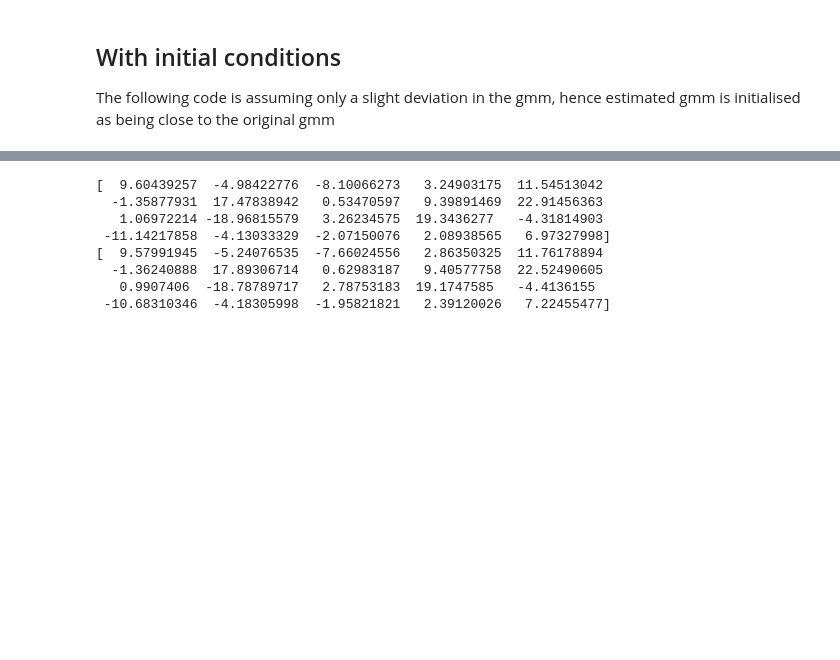
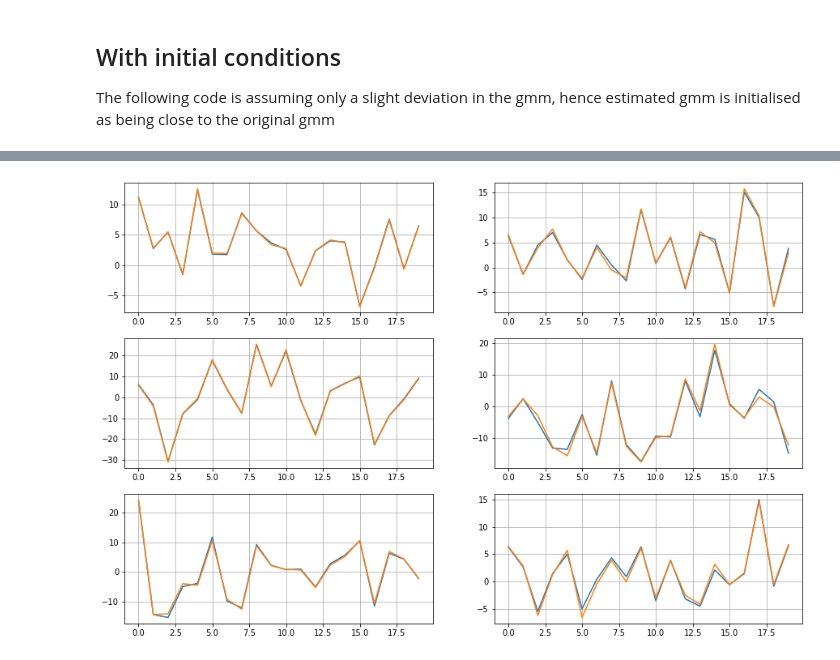
Before and after one commit to sumeetkrm/anomaly-detection, a Jupyter notebook: gmm_recon.ipynb, the cells around one changed output, grey strips where cells are left out. Cells and saved outputs as stored; diff of their text form; code cells hidden in the pictures; blank space fills up the shorter version.

```diff
--- a/gmm_recon.ipynb
+++ b/gmm_recon.ipynb
@@ -156,7 +172,7 @@ def get_x_reconstruction(measurement_matrix, noise_covariance_matrix, x_covarian
     x_reconstruction = x_mean + (x_covariance_matrix @ measurement_matrix.T @ C_z @ (compressed_measurement - measurement_matrix @ x_mean))
     return x_reconstruction
 # %%
-def get_new_means(compressed_measurements, y_gmms, sample_measurement_matrix, estimated_gmm, measurement_matrices, noise_covariance_matrix):
+def get_new_means(compressed_measurements, y_gmms, sample_measurement_matrix, estimated_gmm, measurement_matrices, noise_covariance_matrix, n_samples):
     new_means = []
     for k in range(n_components):
         ssum = 0
@@ -217,16 +233,16 @@ def decode(model, A, y, noise_covariance_matrix):
 # %%
 # min MSE scheme
 reconstructed_samples = []
-y_gmms = form_y_gmms(my_test_gmm, measurement_matrices, noise_covariance_matrix)
+y_gmms = form_y_gmms(estimated_gmm, measurement_matrices, noise_covariance_matrix)
 
 for i in range(n_samples):
     y_gmm = y_gmms[sample_measurement_matrix[i]]
-    reconstructed_sample = np.zeros(my_test_gmm.means_[0].shape)
+    reconstructed_sample = np.zeros(estimated_gmm.means_[0].shape)
     psum = 0
     for j in range(n_components):
         p_ik = y_gmm.weights_[j] * multivariate_normal.pdf(compressed_measurements[i], mean=y_gmm.means_[j], cov=y_gmm.covariances_[j]) / np.exp(y_gmm.score(compressed_measurements[i].reshape(1, -1)))
         psum += p_ik
-        n_ik = get_x_reconstruction(measurement_matrices[sample_measurement_matrix[i]], noise_covariance_matrix, my_test_gmm.covariances_[j], my_test_gmm.means_[j], compressed_measurements[i])
+        n_ik = get_x_reconstruction(measurement_matrices[sample_measurement_matrix[i]], noise_covariance_matrix, estimated_gmm.covariances_[j], estimated_gmm.means_[j], compressed_measurements[i])
         reconstructed_sample += p_ik * n_ik
     assert abs(psum - 1) < 1e-3
     reconstructed_samples.append(reconstructed_sample)
@@ -238,7 +254,7 @@ print(f"Min MSE RMSE: {test_rmse}")
 # max-max scheme
 mm_recon = []
 for i in range(n_samples):
-    mm_recon.append(decode(my_test_gmm, measurement_matrices[sample_measurement_matrix[i]], compressed_measurements[i], noise_covariance_matrix))
+    mm_recon.append(decode(estimated_gmm, measurement_matrices[sample_measurement_matrix[i]], compressed_measurements[i], noise_covariance_matrix))
 mm_recon = np.array(mm_recon)
 mm_rmse = np.sqrt(np.mean(np.sum((mm_recon - samples[0]) ** 2, axis=1)))
 print(f"MM RMSE: {mm_rmse}")
@@ -379,12 +296,27 @@ def shift_gmm(estimated_gmm, original_gmm, fc):
 # %%
 # initialise estimate of the original gmm
 # assumption is that we know the number of components required to model the original gmm
-estimated_gmm = make_gmm(n_components, n_features, random_state=7)
-estimated_gmm = shift_gmm(estimated_gmm,my_test_gmm, 0.1)
+# gmm_copy = make_gmm(n_components, n_features, random_state=7)
+my_test_gmm = shift_gmm(my_test_gmm, 0.05)
 # for i in range(n_components):
 #     # shift mean randomly by 10% of its norm
 #     print(f"Initial mean {i}: {estimated_gmm.means_[i]}")
 #     print(f"Original mean {i}: {my_test_gmm.means_[i]}")
+
+# generate samples from the gmm
+n_samples = 1000
+samples = my_test_gmm.sample(n_samples)
+
+# take measurements
+compressed_measurements = []
+sample_measurement_matrix = []
+for i in range(n_samples):
+    matrix_index = np.random.randint(0, len(measurement_matrices))
+    sample_measurement_matrix.append(matrix_index)
+    compressed_measurements.append(np.dot(measurement_matrices[matrix_index], samples[0][i]))
+
+compressed_measurements = np.array(compressed_measurements)
+compressed_measurements += np.random.normal(0, noise_std_dev, compressed_measurements.shape)
 
 # perform updates on the estimated gmm
 # log likelihoods stores the log likelihoods of the estimated gmm computed on the samples drawn from the original gmm, our objective is to maximise this
@@ -402,9 +334,9 @@ iter_counter = 0
 
 while True:
 
-    new_weights = get_new_weights(compressed_measurements, y_gmms, sample_measurement_matrix)
-    new_means = get_new_means(compressed_measurements, y_gmms, sample_measurement_matrix, estimated_gmm, measurement_matrices, noise_covariance_matrix)
-    new_covariances = get_new_covariances(compressed_measurements, y_gmms, sample_measurement_matrix, estimated_gmm, measurement_matrices, noise_covariance_matrix, new_means)
+    new_weights = get_new_weights(compressed_measurements, y_gmms, sample_measurement_matrix,n_samples)
+    new_means = get_new_means(compressed_measurements, y_gmms, sample_measurement_matrix, estimated_gmm, measurement_matrices, noise_covariance_matrix,n_samples)
+    new_covariances = get_new_covariances(compressed_measurements, y_gmms, sample_measurement_matrix, estimated_gmm, measurement_matrices, noise_covariance_matrix, new_means,n_samples)
     # estimated_gmm.weights_ = get_new_weights(compressed_measurements, y_gmms, sample_measurement_matrix)
     # estimated_gmm.means_ = get_new_means(compressed_measurements, y_gmms, sample_measurement_matrix, estimated_gmm, measurement_matrices, noise_covariance_matrix)
     # estimated_gmm.covariances_ = get_new_covariances(compressed_measurements, y_gmms, sample_measurement_matrix, estimated_gmm, measurement_matrices, noise_covariance_matrix, estimated_gmm.means_)
@@ -492,12 +424,11 @@ Test RMSE with original GMM: 0.05566008007988325
-# %%
-print(test_sample_set[0])
-print(test_reconstructed_samples[0])
-# %% [output]
-[  9.60439257  -4.98422776  -8.10066273   3.24903175  11.54513042
-  -1.35877931  17.47838942   0.53470597   9.39891469  22.91456363
-   1.06972214 -18.96815579   3.26234575  19.3436277   -4.31814903
- -11.14217858  -4.13033329  -2.07150076   2.08938565   6.97327998]
-[  9.57991945  -5.24076535  -7.66024556   2.86350325  11.76178894
-  -1.36240888  17.89306714   0.62983187   9.40577758  22.52490605
-   0.9907406  -18.78789717   2.78753183  19.1747585   -4.4136155
- -10.68310346  -4.18305998  -1.95821821   2.39120026   7.22455477]
+# %%
+fig, ax = plt.subplots(3,2, figsize=(15, 10))
+itc = 0
+for i in (np.random.randint(0,n_test, size=6)):
+    ax[itc//2,itc%2].plot(test_sample_set[i])
+    ax[itc//2,itc%2].plot(test_reconstructed_samples[i])
+    ax[itc//2,itc%2].grid()
+    itc += 1
+plt.show()
+# %% [output]
+[figure, added]
```
Also changed, not shown: parts of 11 cells of this notebook.
